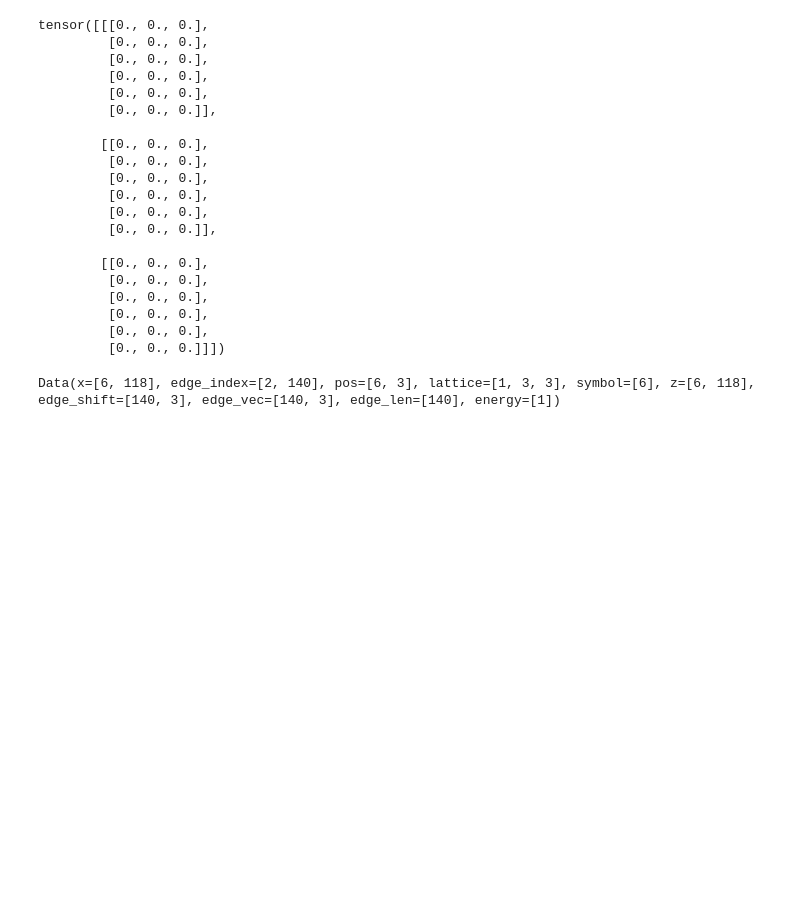
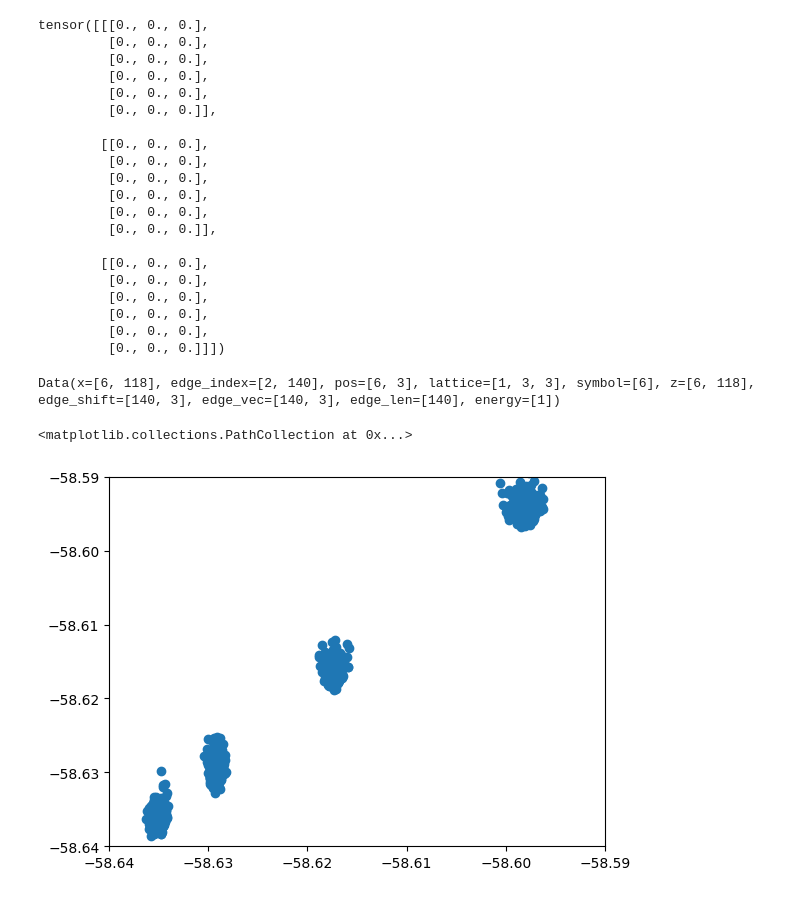
Before and after one commit to kimrojas/Simple_EGNN, a Jupyter notebook: EGNN.ipynb, the cells around one changed output. Saved outputs shown, nothing was run; the diff lists cells and outputs as text; code cells hidden in the pictures; blank space fills up the shorter version.

```diff
--- a/EGNN.ipynb
+++ b/EGNN.ipynb
@@ -157,4 +160,14 @@ model_241027
 # %%
-train(model, opt, d_load_train, d_load_val, loss_fn, loss_fn_mae, run_name,
-      max_iter=3, scheduler=scheduler, device=device)
+train(
+    model,
+    opt,
+    d_load_train,
+    d_load_val,
+    loss_fn,
+    loss_fn_mae,
+    run_name,
+    max_iter=3,
+    scheduler=scheduler,
+    device=device,
+)
 # %% [output]
@@ -252,13 +267,22 @@ data[1]
 Data(x=[6, 118], edge_index=[2, 140], pos=[6, 3], lattice=[1, 3, 3], symbol=[6], z=[6, 118], edge_shift=[140, 3], edge_vec=[140, 3], edge_len=[140], energy=[1])
 # %%
 import copy
+
 pred = []
 ref = []
 dat = copy.deepcopy(data)
 for i, d in enumerate(dat):
-    pred.append(model(d).detach().numpy()*y_std + y_m)
-    ref.append(d.energy.detach().numpy()*y_std + y_m)
+    # pred.append(model(d).detach().numpy() * y_std + y_m)
+    # ref.append(d.energy.detach().numpy() * y_std + y_m)
+    pred.append((model(d)[0] * y_std + y_m).detach().numpy())
+    ref.append((d.energy * y_std + y_m).detach().numpy())
+
+# pred = pred.detach().numpy()
+# ref = ref.detach().numpy()
 
 plt.xlim(-58.64, -58.59)
 plt.ylim(-58.64, -58.59)
 plt.scatter(pred, ref)
+# %% [output]
+<matplotlib.collections.PathCollection at 0x...>
+[figure, added]
```
Also changed, not shown: parts of 8 cells of this notebook, 9 other files.
